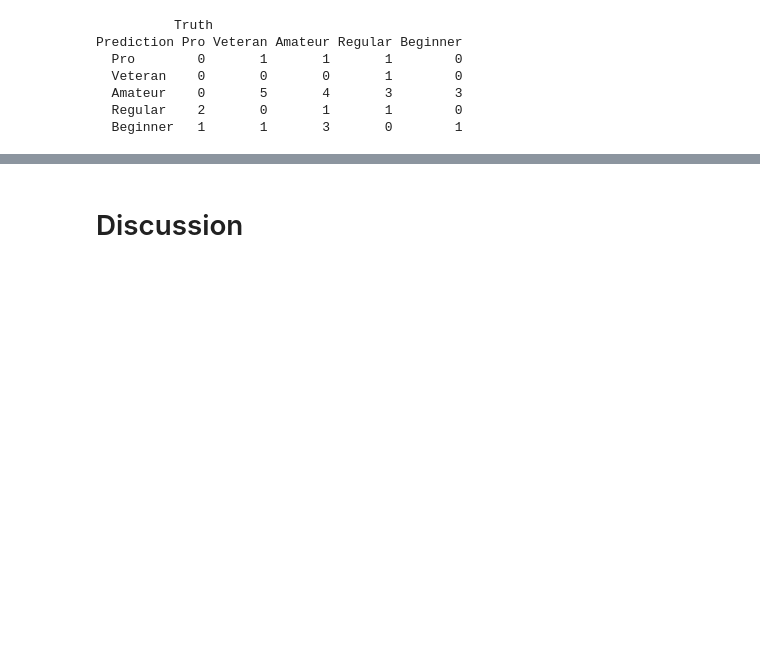
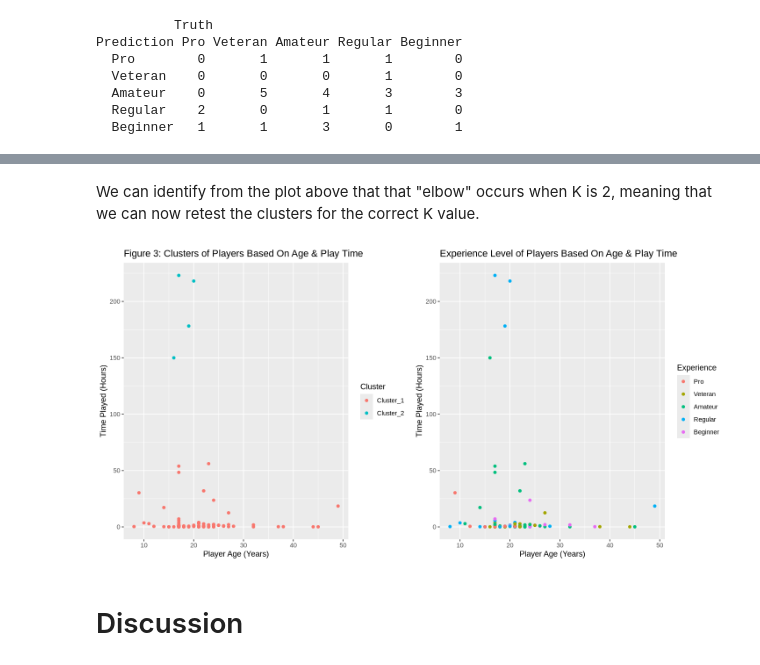
Before and after one commit to DaviddHuang/dsci100_project, a Jupyter notebook: final.ipynb, the cells around one changed output, grey strips where cells are left out. Drawn from its saved outputs; the diff is of its cells as text; code cells hidden in the pictures; blank space fills up the shorter version.

```diff
--- a/final.ipynb
+++ b/final.ipynb
@@ -191,2 +241,37 @@ Prediction Pro Veteran Amateur Regular Beginner
+# %% [markdown]
+We can identify from the plot above that that "elbow" occurs when K is 2, meaning that we can now retest the clusters for the correct K value.
+# %%
+set.seed(2019) # DO NOT REMOVE
+options(repr.plot.width = 12, repr.plot.height = 6)
+
+players_final_kmeans <- k_means(num_clusters = 2) |>
+    set_engine("stats", nstart = 10)
+
+players_final_clusters <- workflow() |>
+    add_recipe(players_recipe) |>
+    add_model(players_final_kmeans) |>
+    fit(players_filtered) |>
+    augment(players_filtered)
+
+# Final cluster plot
+players_final_clusters_plot <-
+    ggplot(players_final_clusters,
+           aes(x=age, y = played_hours, color = .pred_cluster)) +
+        geom_point() +
+        labs(x = "Player Age (Years)", y= "Time Played (Hours)", color = "Cluster") +
+        ggtitle("Figure 3: Clusters of Players Based On Age & Play Time")
+
+# Original filtered player plot
+players_plot <- players_filtered |>
+            ggplot(aes(x = age, y = played_hours)) + #plotting total hours played against age of player
+            geom_point(aes(color = experience)) + #labelling each point based on player experience
+            labs(x = "Player Age (Years)",
+                 y = "Time Played (Hours)",
+                 colour = "Experience",
+                 title = "Experience Level of Players Based On Age & Play Time")
+
+grid.arrange(players_final_clusters_plot, players_plot, ncol = 2)
+# %% [output]
+[figure, added]
 # %% [markdown]
 # Discussion
```
Also changed, not shown: parts of 4 cells of this notebook.
